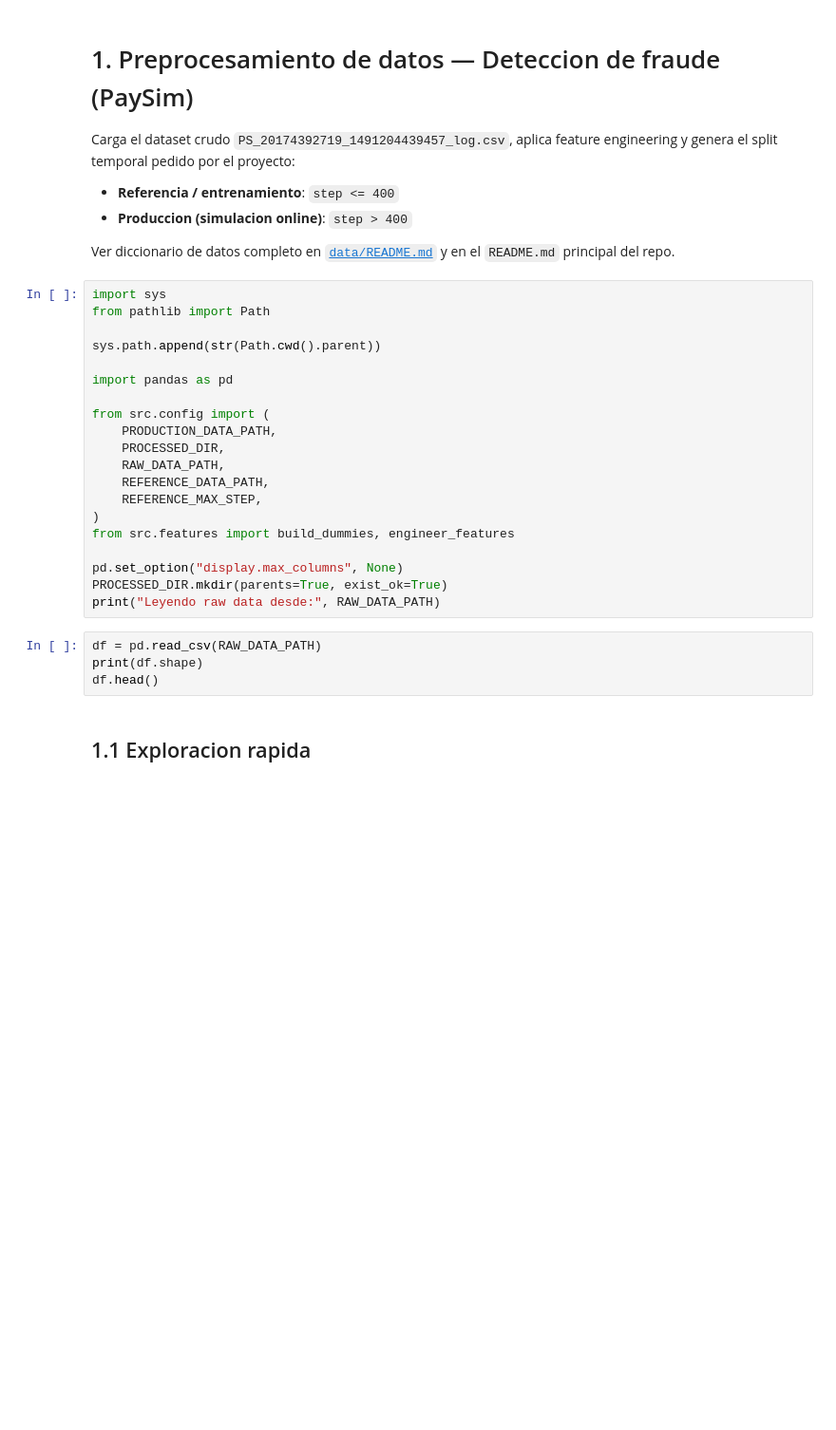
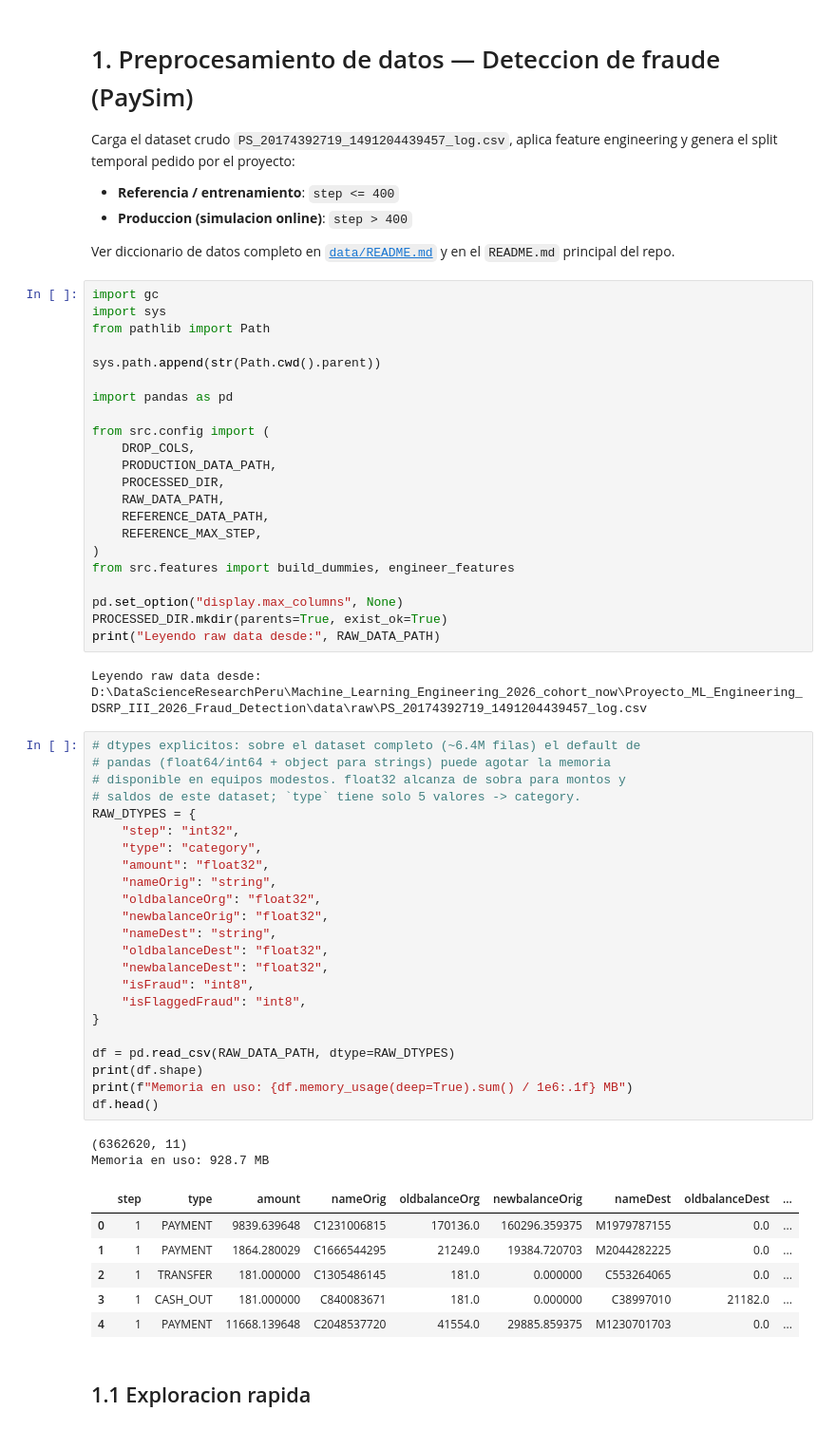
Before and after one commit to macho9099/Proyecto_ML_Engineering_DSRP_III_2026_Fraud_Detection, a Jupyter notebook: notebooks/1.0-preprocesamiento-datos.ipynb, the cells around one changed output. Shown at 95% size. Drawn from its saved outputs; the diff is of its cells as text; blank space fills up the shorter version.

```diff
--- a/notebooks/1.0-preprocesamiento-datos.ipynb
+++ b/notebooks/1.0-preprocesamiento-datos.ipynb
@@ -10,6 +10,7 @@ engineering y genera el split temporal pedido por el proyecto:
 Ver diccionario de datos completo en [`data/README.md`](../data/README.md)
 y en el `README.md` principal del repo.
 # %%
+import gc
 import sys
 from pathlib import Path
 
@@ -18,6 +19,7 @@ sys.path.append(str(Path.cwd().parent))
 import pandas as pd
 
 from src.config import (
+    DROP_COLS,
     PRODUCTION_DATA_PATH,
     PROCESSED_DIR,
     RAW_DATA_PATH,
@@ -29,10 +31,40 @@ from src.features import build_dummies, engineer_features
 pd.set_option("display.max_columns", None)
 PROCESSED_DIR.mkdir(parents=True, exist_ok=True)
 print("Leyendo raw data desde:", RAW_DATA_PATH)
+# %% [output]
+Leyendo raw data desde: D:\DataScienceResearchPeru\Machine_Learning_Engineering_2026_cohort_now\Proyecto_ML_Engineering_DSRP_III_2026_Fraud_Detection\data\raw\PS_20174392719_1491204439457_log.csv
 # %%
-df = pd.read_csv(RAW_DATA_PATH)
+# dtypes explicitos: sobre el dataset completo (~6.4M filas) el default de
+# pandas (float64/int64 + object para strings) puede agotar la memoria
+# disponible en equipos modestos. float32 alcanza de sobra para montos y
+# saldos de este dataset; `type` tiene solo 5 valores -> category.
+RAW_DTYPES = {
+    "step": "int32",
+    "type": "category",
+    "amount": "float32",
+    "nameOrig": "string",
+    "oldbalanceOrg": "float32",
+    "newbalanceOrig": "float32",
+    "nameDest": "string",
+    "oldbalanceDest": "float32",
+    "newbalanceDest": "float32",
+    "isFraud": "int8",
+    "isFlaggedFraud": "int8",
+}
+
+df = pd.read_csv(RAW_DATA_PATH, dtype=RAW_DTYPES)
 print(df.shape)
+print(f"Memoria en uso: {df.memory_usage(deep=True).sum() / 1e6:.1f} MB")
 df.head()
+# %% [output]
+(6362620, 11)
+Memoria en uso: 928.7 MB
+|  | step | type | amount | nameOrig | oldbalanceOrg | newbalanceOrig | nameDest | oldbalanceDest | ... |
+| 0 | 1 | PAYMENT | 9839.639648 | C1231006815 | 170136.0 | 160296.359375 | M1979787155 | 0.0 | ... |
+| 1 | 1 | PAYMENT | 1864.280029 | C1666544295 | 21249.0 | 19384.720703 | M2044282225 | 0.0 | ... |
+| 2 | 1 | TRANSFER | 181.000000 | C1305486145 | 181.0 | 0.000000 | C553264065 | 0.0 | ... |
+| 3 | 1 | CASH_OUT | 181.000000 | C840083671 | 181.0 | 0.000000 | C38997010 | 21182.0 | ... |
+| 4 | 1 | PAYMENT | 11668.139648 | C2048537720 | 41554.0 | 29885.859375 | M1230701703 | 0.0 | ... |
 # %% [markdown]
 ## 1.1 Exploracion rapida
 # %%
```
Also changed, not shown: parts of 6 cells of this notebook, 8 other files.
